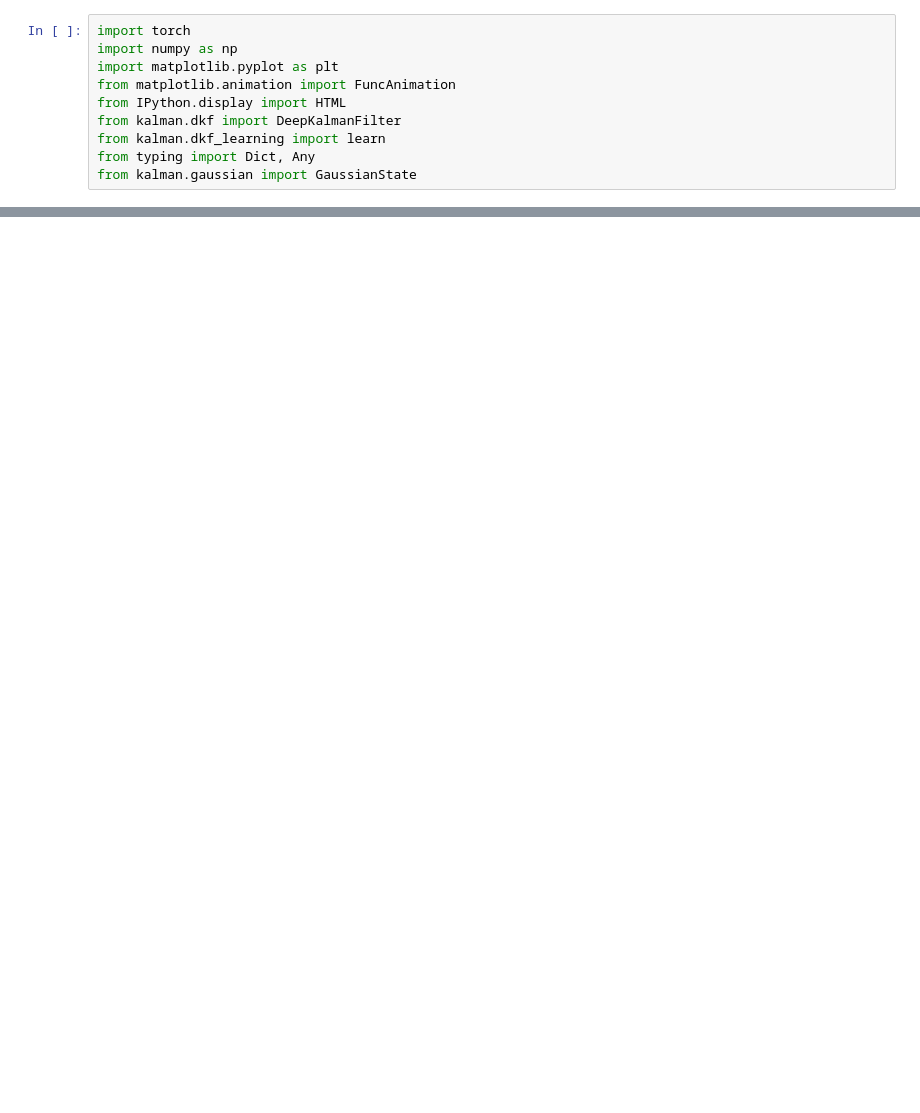
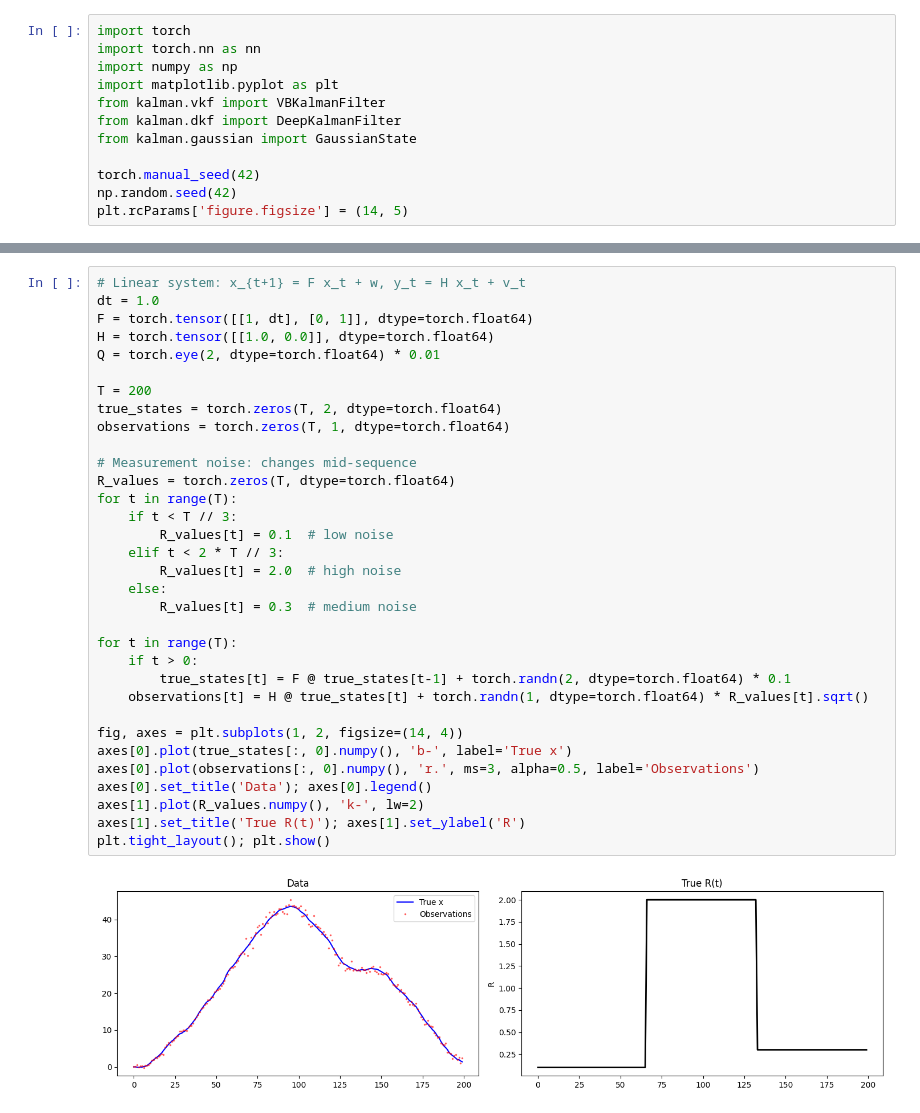
Before and after one commit to intsystems/Kalman-filter-and-his-friends, a Jupyter notebook: notebooks/example_variational.ipynb, the cells around one changed output, grey strips where cells are left out. Cells and saved outputs as stored; diff of their text form; blank space fills up the shorter version.

```diff
--- a/notebooks/example_variational.ipynb
+++ b/notebooks/example_variational.ipynb
@@ -1,10 +6,12 @@
 # %%
 import torch
+import torch.nn as nn
 import numpy as np
 import matplotlib.pyplot as plt
-from matplotlib.animation import FuncAnimation
-from IPython.display import HTML
+from kalman.vkf import VBKalmanFilter
 from kalman.dkf import DeepKalmanFilter
-from kalman.dkf_learning import learn
-from typing import Dict, Any
 from kalman.gaussian import GaussianState
+
+torch.manual_seed(42)
+np.random.seed(42)
+plt.rcParams['figure.figsize'] = (14, 5)
@@ -343,0 +23,35 @@ plt.show()
+# %%
+# Linear system: x_{t+1} = F x_t + w, y_t = H x_t + v_t
+dt = 1.0
+F = torch.tensor([[1, dt], [0, 1]], dtype=torch.float64)
+H = torch.tensor([[1.0, 0.0]], dtype=torch.float64)
+Q = torch.eye(2, dtype=torch.float64) * 0.01
+
+T = 200
+true_states = torch.zeros(T, 2, dtype=torch.float64)
+observations = torch.zeros(T, 1, dtype=torch.float64)
+
+# Measurement noise: changes mid-sequence
+R_values = torch.zeros(T, dtype=torch.float64)
+for t in range(T):
+    if t < T // 3:
+        R_values[t] = 0.1  # low noise
+    elif t < 2 * T // 3:
+        R_values[t] = 2.0  # high noise
+    else:
+        R_values[t] = 0.3  # medium noise
+
+for t in range(T):
+    if t > 0:
+        true_states[t] = F @ true_states[t-1] + torch.randn(2, dtype=torch.float64) * 0.1
+    observations[t] = H @ true_states[t] + torch.randn(1, dtype=torch.float64) * R_values[t].sqrt()
+
+fig, axes = plt.subplots(1, 2, figsize=(14, 4))
+axes[0].plot(true_states[:, 0].numpy(), 'b-', label='True x')
+axes[0].plot(observations[:, 0].numpy(), 'r.', ms=3, alpha=0.5, label='Observations')
+axes[0].set_title('Data'); axes[0].legend()
+axes[1].plot(R_values.numpy(), 'k-', lw=2)
+axes[1].set_title('True R(t)'); axes[1].set_ylabel('R')
+plt.tight_layout(); plt.show()
+# %% [output]
+[figure, added]
```
Also changed, not shown: parts of 22 cells of this notebook, 36 other files.
